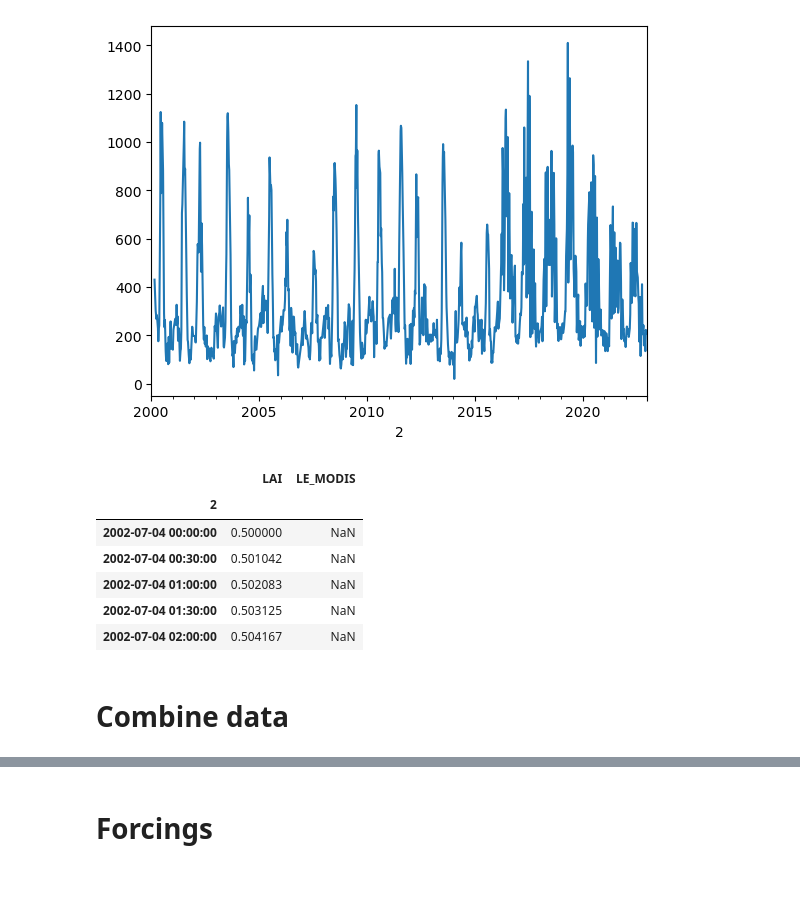
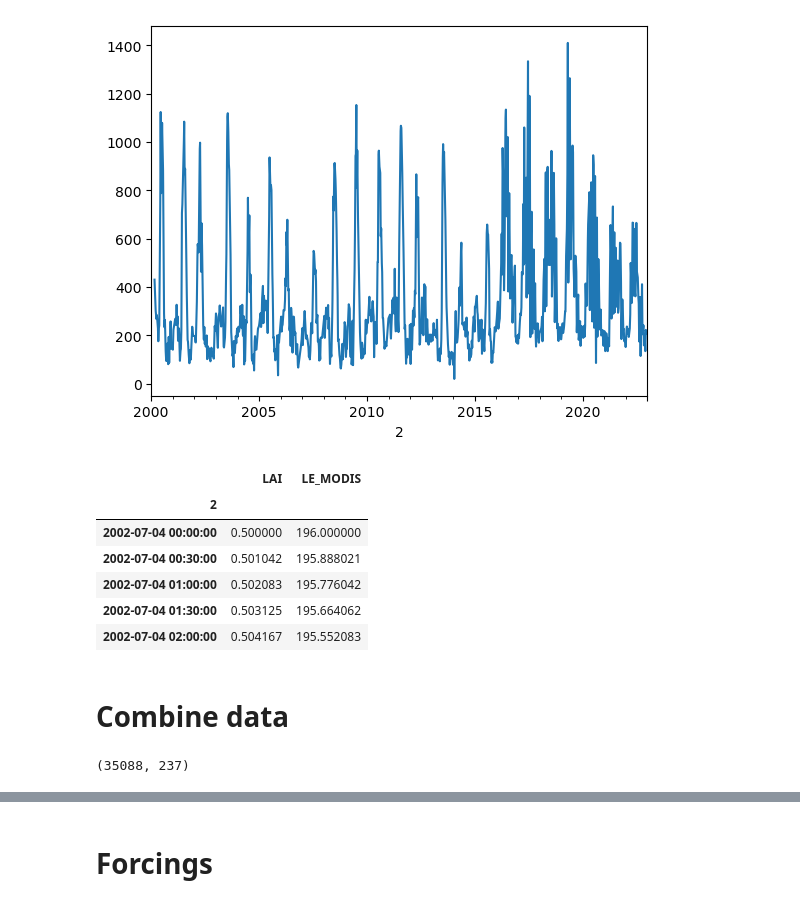
Before and after one commit to pnnl/JAX-CanVeg, a Jupyter notebook: examples/US-Bi1/US-Bi1.ipynb, the cells around one changed output, grey strips where cells are left out. Cells and saved outputs as stored; diff of their text form; code cells hidden in the pictures.

```diff
--- a/examples/US-Bi1/US-Bi1.ipynb
+++ b/examples/US-Bi1/US-Bi1.ipynb
@@ -150,16 +150,17 @@ df_modis_le["LE_MODIS"].plot()
 <Axes: xlabel='2'>
 [figure]
 # %%
-df_modis = pd.concat([df_modis_lai, df_modis_le])
+# df_modis = pd.concat([df_modis_lai, df_modis_le])
+df_modis = df_modis_lai.join(df_modis_le)
 df_modis.head()
 # %% [output]
 |  | LAI | LE_MODIS |
 | 2 |  |  |
-| 2002-07-04 00:00:00 | 0.500000 | NaN |
-| 2002-07-04 00:30:00 | 0.501042 | NaN |
-| 2002-07-04 01:00:00 | 0.502083 | NaN |
-| 2002-07-04 01:30:00 | 0.503125 | NaN |
-| 2002-07-04 02:00:00 | 0.504167 | NaN |
+| 2002-07-04 00:00:00 | 0.500000 | 196.000000 |
+| 2002-07-04 00:30:00 | 0.501042 | 195.888021 |
+| 2002-07-04 01:00:00 | 0.502083 | 195.776042 |
+| 2002-07-04 01:30:00 | 0.503125 | 195.664062 |
+| 2002-07-04 02:00:00 | 0.504167 | 195.552083 |
 # %%
 # Compute the LAI at the flux tower
 # %%
@@ -182,6 +183,10 @@ df_modis.head()
 # df_modis["LAI"].plot()
 # %% [markdown]
 # Combine data
+# %%
+df[start:end].shape
+# %% [output]
+(35088, 237)
 # %%
 df = df.join(df_modis)
 df = df.join(df_soil[["Rsoil"]])
```
Also changed, not shown: parts of 14 cells of this notebook, 7 other files.
